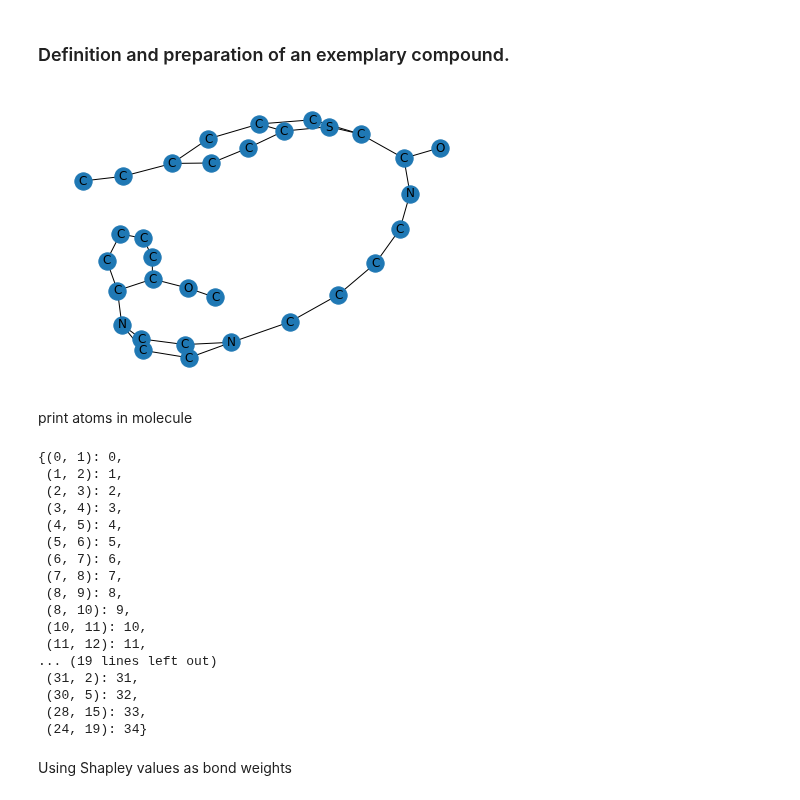
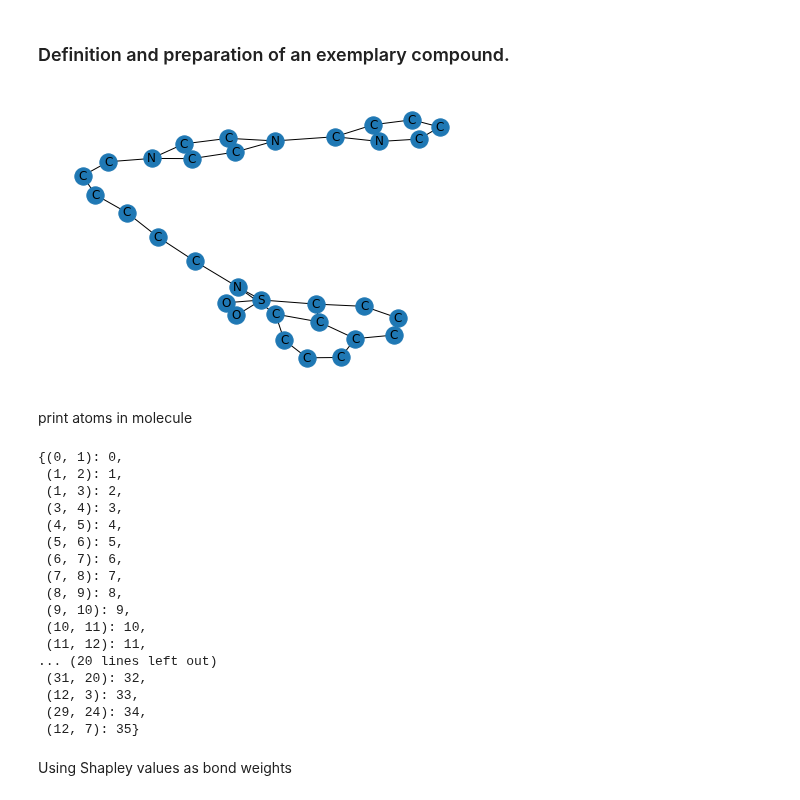
Before and after one commit to AndMastro/EdgeSHAPer, a Jupyter notebook: src/explanations_visualizer.ipynb, the cells around one changed output. Drawn from its saved outputs; the diff is of its cells as text; code cells hidden in the pictures.

Commit message:
Working with molecule visualization

```diff
--- a/src/explanations_visualizer.ipynb
+++ b/src/explanations_visualizer.ipynb
@@ -12,15 +12,15 @@ from rdkit_heatmaps.utils import transform2png
 # %% [markdown]
 ### Definition and preparation of an exemplary compound.
 # %%
-test_cpd_smile = "C#Cc1ccc2sc(C(=O)NCCCCN3CCN(c4ccccc4OC)CC3)cc2c1" #"Cc1ncsc1-c1nnc(SCCCN2CCC3(CC3c3ccc(C(F)(F)F)cc3)C2)n1C"
+test_cpd_smile = "O=S1(=O)c2cccc3cccc(c23)N1CCCCCCN1CCN(c2ccccn2)CC1" #"Cc1ncsc1-c1nnc(SCCCN2CCC3(CC3c3ccc(C(F)(F)F)cc3)C2)n1C"
 test_mol = Chem.MolFromSmiles(test_cpd_smile)
 test_mol = Draw.PrepareMolForDrawing(test_mol)
 
 pysmile_mol = read_smiles(test_cpd_smile)
 labels = nx.get_node_attributes(pysmile_mol, 'element')
 nx.draw(pysmile_mol, labels = labels, pos=nx.spring_layout(pysmile_mol))
 # %% [output]
-[figure, old version]
+[figure, new version]
 # %%
 num_bonds = len(test_mol.GetBonds())
 num_atoms = len(test_mol.GetAtoms())
@@ -43,21 +43,21 @@ rdkit_bonds
 # %% [output]
 {(0, 1): 0,
  (1, 2): 1,
- (2, 3): 2,
+ (1, 3): 2,
  (3, 4): 3,
  (4, 5): 4,
  (5, 6): 5,
  (6, 7): 6,
  (7, 8): 7,
  (8, 9): 8,
- (8, 10): 9,
+ (9, 10): 9,
  (10, 11): 10,
  (11, 12): 11,
-... (19 lines left out)
- (31, 2): 31,
- (30, 5): 32,
- (28, 15): 33,
- (24, 19): 34}
+... (20 lines left out)
+ (31, 20): 32,
+ (12, 3): 33,
+ (29, 24): 34,
+ (12, 7): 35}
 # %%
 labels = nx.get_node_attributes(pysmile_mol, 'element')
 # %% [markdown]
```
Also changed, not shown: parts of 6 cells of this notebook, 1 other file.
